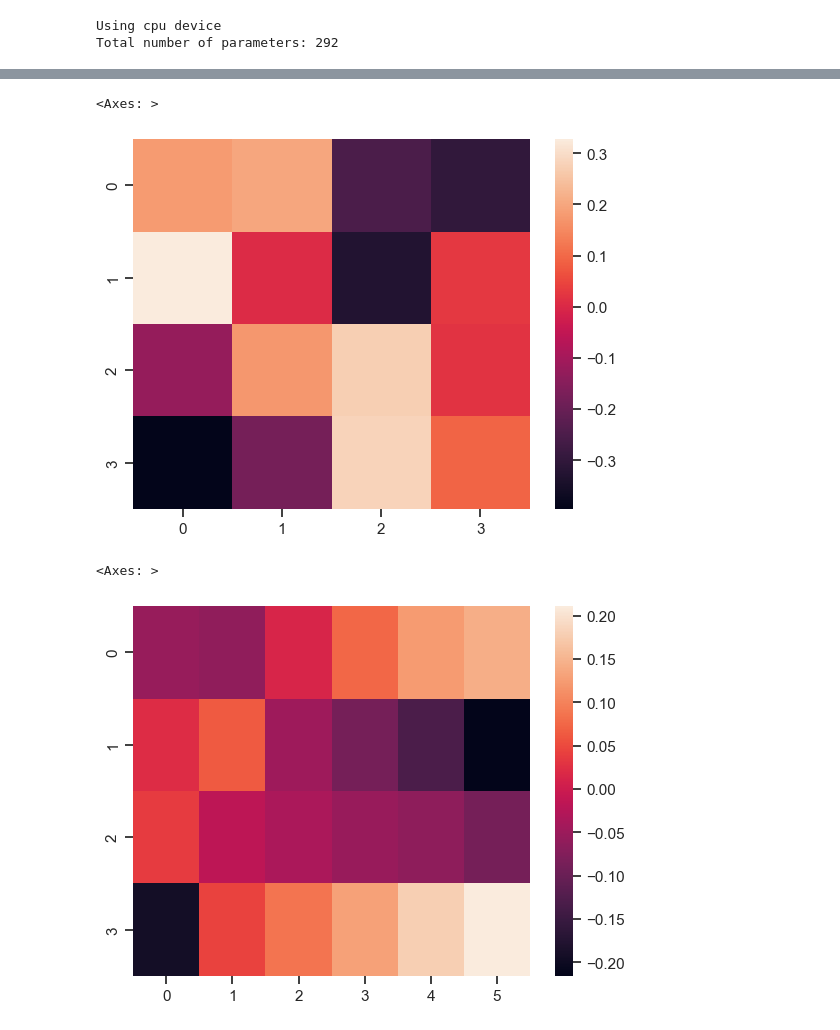
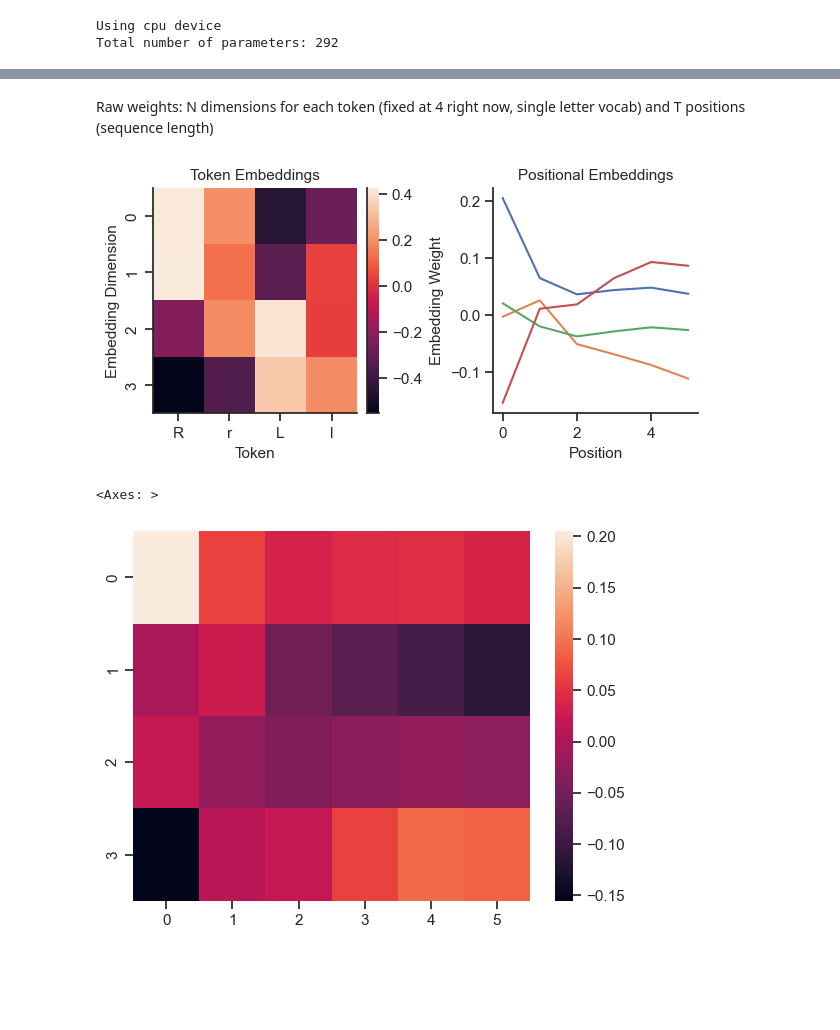
Before and after one commit to CorwinCheung/Transformers_for_Modeling_Decision_Sequences, a Jupyter notebook: interpretability/embeddings.ipynb, the cells around one changed output, grey strips where cells are left out. Cells and saved outputs as stored; diff of their text form; code cells hidden in the pictures; blank space fills up the shorter version.

```diff
--- a/interpretability/embeddings.ipynb
+++ b/interpretability/embeddings.ipynb
@@ -35,7 +35,7 @@ sns.set_theme(
         'figure.subplot.wspace': 0.1,
         })
 # %%
-run = 24
+run = 36
 # %%
 # Load the model
 device = torch.device('mps' if torch.backends.mps.is_available() else 'cuda' if torch.cuda.is_available() else 'cpu')
@@ -180,10 +63,16 @@ Cumulative explained variance: [0.84634477 0.99883485 0.99999994 0.99999994]
+# %% [markdown]
+Raw weights: N dimensions for each token (fixed at 4 right now, single letter vocab) and T positions (sequence length)
 # %%
-sns.heatmap(model.transformer.wte.weight.detach().cpu().numpy().T)
+fig, axs = plt.subplots(ncols=2, figsize=(6, 3), layout='constrained')
+sns.heatmap(model.transformer.wte.weight.detach().cpu().numpy().T, ax=axs[0])
+axs[0].set(title='Token Embeddings', xticklabels=vocab, xlabel='Token', ylabel='Embedding Dimension')
+axs[1].plot(model.transformer.wpe.weight.detach().cpu().numpy())
+axs[1].set(title='Positional Embeddings', xlabel='Position', ylabel='Embedding Weight')
+sns.despine()
 # %% [output]
-<Axes: >
-[figure, old version]
+[figure, new version]
 # %%
 sns.heatmap(model.transformer.wpe.weight.detach().cpu().numpy().T)
 # %% [output]
 <Axes: >
-[figure, old version]
+[figure, new version]
```
Also changed, not shown: parts of 18 cells of this notebook, 2 other files.
